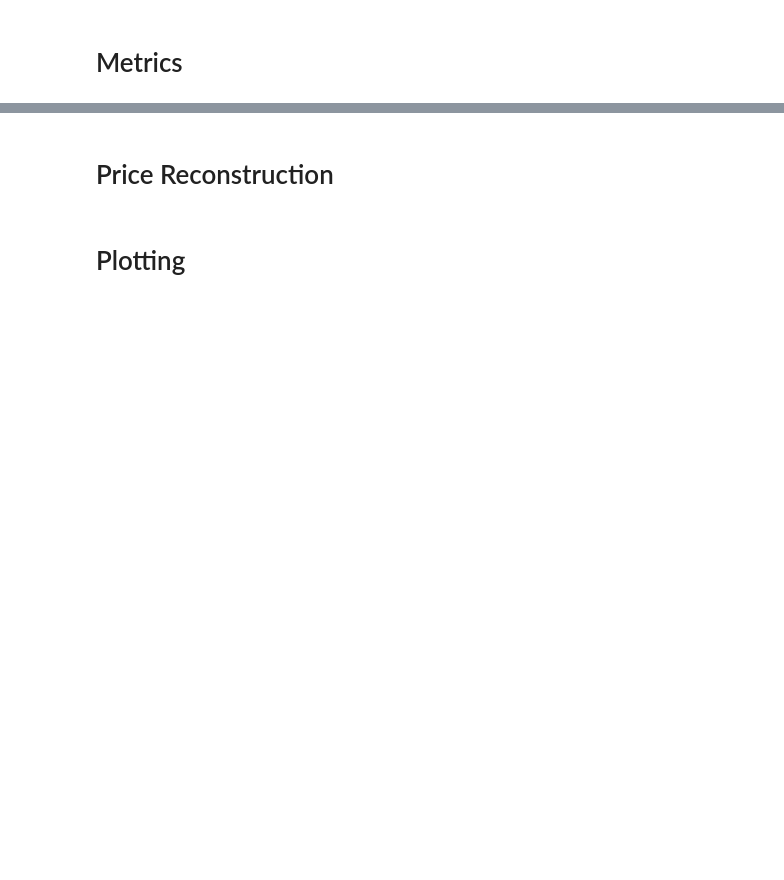
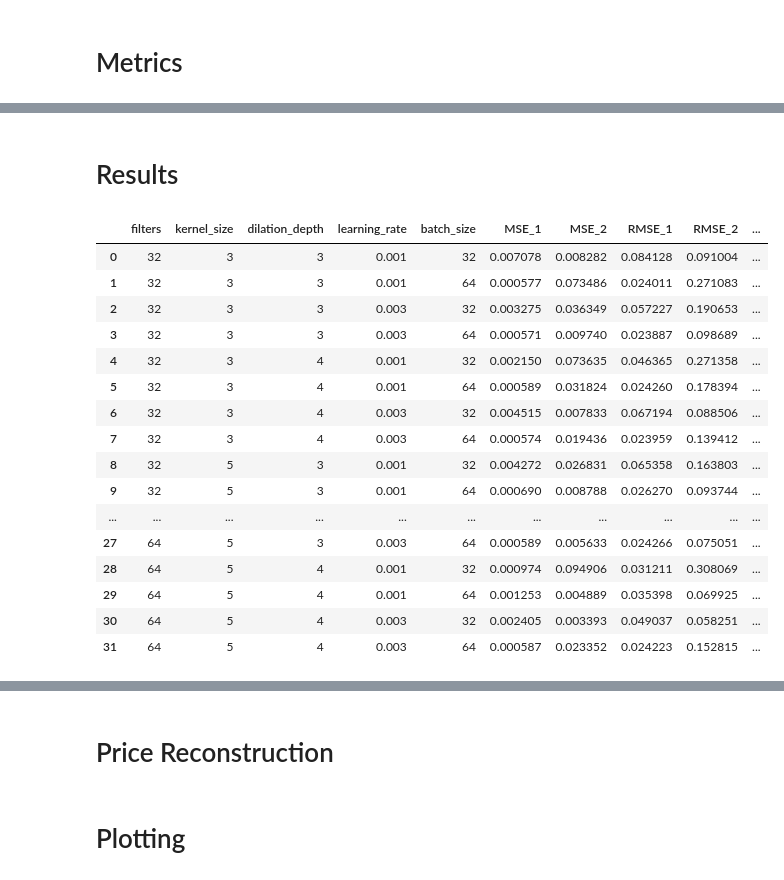
Before and after one commit to NichBry25/BitcoinPricePrediction, a Jupyter notebook: BTCForecasting_TCN.ipynb, the cells around one changed output, grey strips where cells are left out. Saved outputs shown, nothing was run; the diff lists cells and outputs as text; code cells hidden in the pictures; blank space fills up the shorter version.

```diff
--- a/BTCForecasting_TCN.ipynb
+++ b/BTCForecasting_TCN.ipynb
@@ -318,0 +165,31 @@ with_macro_metrics
+# %%
+def TCN_block(x, filters, kernel_size, dilation_rate):
+  y = layers.Conv1D(filters, kernel_size, dilation_rate=dilation_rate,
+                    padding="causal", activation="relu")(x)
+  y = layers.Conv1D(filters, kernel_size, dilation_rate=dilation_rate,
+                    padding="causal", activation="relu")(y)
+
+  if x.shape[-1] != filters:
+    x = layers.Conv1D(filters, 1, padding="same")(x)
+
+  return layers.Add()([x, y])
+# %%
+def build_tcn(input_shape, filters, kernel_size, dilation_depth, learning_rate):
+  inputs = layers.Input(shape=input_shape)
+
+  x = inputs
+  for i in range(dilation_depth):
+    x = TCN_block(x, filters=filters, kernel_size=kernel_size, dilation_rate=2 ** i)
+
+  x = layers.GlobalAveragePooling1D()(x)
+  x = layers.Dense(32, activation="relu")(x)
+  outputs = layers.Dense(1)(x)  # Predict 1 day log-return
+
+  model = models.Model(inputs, outputs)
+  model.compile(
+      optimizer=tf.keras.optimizers.Adam(learning_rate=learning_rate),
+      loss="mse"
+  )
+  return model
+# %%
+results = []
@@ -318,0 +294,24 @@ with_macro_metrics
+# %% [markdown]
+# Results
+# %%
+results_df = pd.DataFrame(results)
+# %%
+results_df
+# %% [output]
+|  | filters | kernel_size | dilation_depth | learning_rate | batch_size | MSE_1 | MSE_2 | RMSE_1 | RMSE_2 | ... |
+| 0 | 32 | 3 | 3 | 0.001 | 32 | 0.007078 | 0.008282 | 0.084128 | 0.091004 | ... |
+| 1 | 32 | 3 | 3 | 0.001 | 64 | 0.000577 | 0.073486 | 0.024011 | 0.271083 | ... |
+| 2 | 32 | 3 | 3 | 0.003 | 32 | 0.003275 | 0.036349 | 0.057227 | 0.190653 | ... |
+| 3 | 32 | 3 | 3 | 0.003 | 64 | 0.000571 | 0.009740 | 0.023887 | 0.098689 | ... |
+| 4 | 32 | 3 | 4 | 0.001 | 32 | 0.002150 | 0.073635 | 0.046365 | 0.271358 | ... |
+| 5 | 32 | 3 | 4 | 0.001 | 64 | 0.000589 | 0.031824 | 0.024260 | 0.178394 | ... |
+| 6 | 32 | 3 | 4 | 0.003 | 32 | 0.004515 | 0.007833 | 0.067194 | 0.088506 | ... |
+| 7 | 32 | 3 | 4 | 0.003 | 64 | 0.000574 | 0.019436 | 0.023959 | 0.139412 | ... |
+| 8 | 32 | 5 | 3 | 0.001 | 32 | 0.004272 | 0.026831 | 0.065358 | 0.163803 | ... |
+| 9 | 32 | 5 | 3 | 0.001 | 64 | 0.000690 | 0.008788 | 0.026270 | 0.093744 | ... |
+| ... | ... | ... | ... | ... | ... | ... | ... | ... | ... | ... |
+| 27 | 64 | 5 | 3 | 0.003 | 64 | 0.000589 | 0.005633 | 0.024266 | 0.075051 | ... |
+| 28 | 64 | 5 | 4 | 0.001 | 32 | 0.000974 | 0.094906 | 0.031211 | 0.308069 | ... |
+| 29 | 64 | 5 | 4 | 0.001 | 64 | 0.001253 | 0.004889 | 0.035398 | 0.069925 | ... |
+| 30 | 64 | 5 | 4 | 0.003 | 32 | 0.002405 | 0.003393 | 0.049037 | 0.058251 | ... |
+| 31 | 64 | 5 | 4 | 0.003 | 64 | 0.000587 | 0.023352 | 0.024223 | 0.152815 | ... |
```
Also changed, not shown: parts of 43 cells of this notebook.
